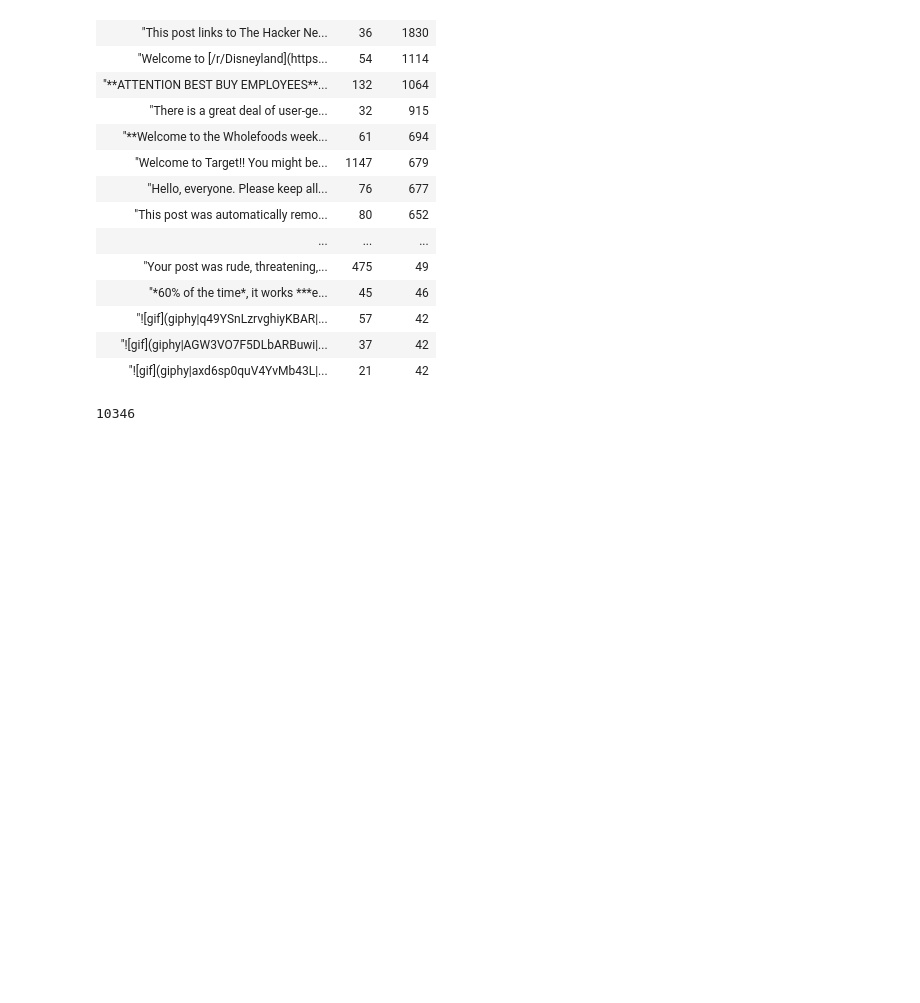
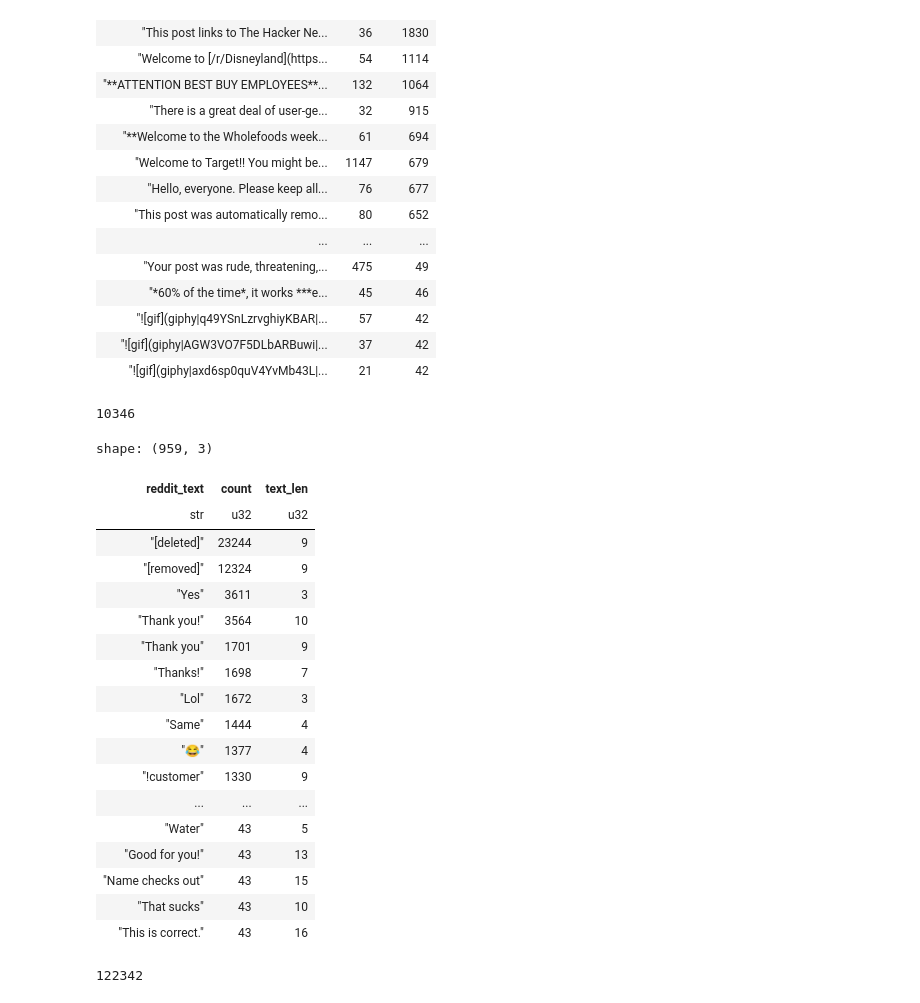
Before and after one commit to marcoswastaken/erdos_paware, a Jupyter notebook: notebooks/data_exploration_non_unique_values.ipynb, the cells around one changed output. Drawn from its saved outputs; the diff is of its cells as text; code cells hidden in the pictures; blank space fills up the shorter version.

```diff
--- a/notebooks/data_exploration_non_unique_values.ipynb
+++ b/notebooks/data_exploration_non_unique_values.ipynb
@@ -233,3 +234,37 @@ pl.Config.set_tbl_rows(10)
 likely_bots["count"].sum()
 # %% [output]
 10346
+# %%
+## Trying to identify possible lemmatization candidates
+short_commons = non_uniuqes_lens.filter(
+    non_uniuqes_lens["text_len"]<33).filter(
+        pl.col("count")>20
+    ).filter(pl.col("text_len")>2)
+# %%
+pl.Config.set_tbl_rows(1000)
+short_commons
+# %% [output]
+shape: (959, 3)
+| reddit_text | count | text_len |
+| str | u32 | u32 |
+| "[deleted]" | 23244 | 9 |
+| "[removed]" | 12324 | 9 |
+| "Yes" | 3611 | 3 |
+| "Thank you!" | 3564 | 10 |
+| "Thank you" | 1701 | 9 |
+| "Thanks!" | 1698 | 7 |
+| "Lol" | 1672 | 3 |
+| "Same" | 1444 | 4 |
+| "😂" | 1377 | 4 |
+| "!customer" | 1330 | 9 |
+| ... | ... | ... |
+| "Water" | 43 | 5 |
+| "Good for you!" | 43 | 13 |
+| "Name checks out" | 43 | 15 |
+| "That sucks" | 43 | 10 |
+| "This is correct." | 43 | 16 |
+# %%
+pl.Config.set_tbl_rows(10)
+short_commons["count"].sum()
+# %% [output]
+122342
```
Also changed, not shown: parts of 1 cell of this notebook.
